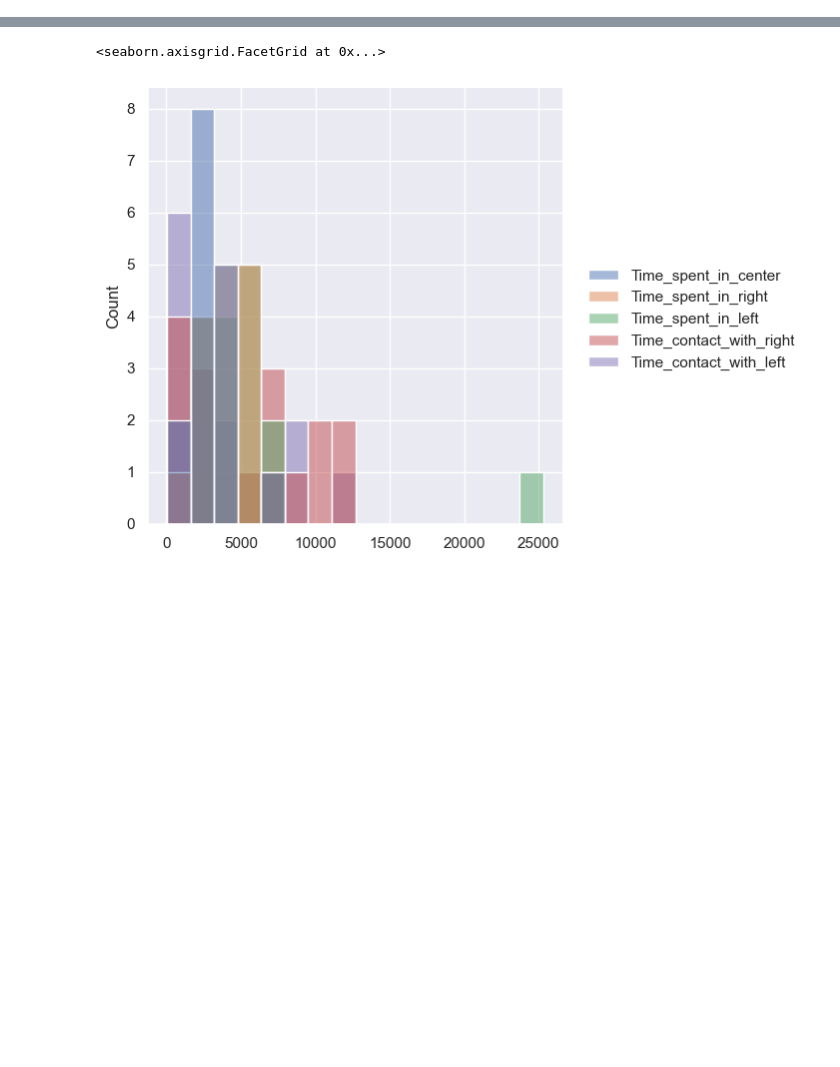
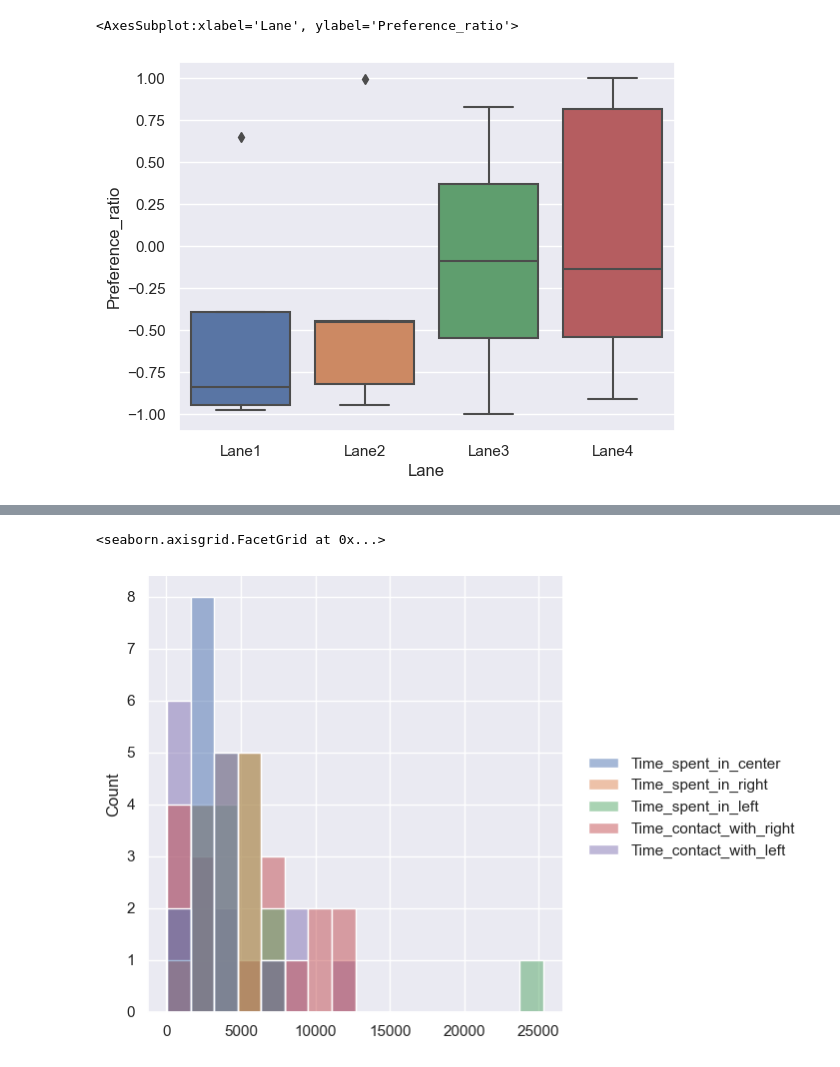
Before and after one commit to nhoglen/ppt-lanes, a Jupyter notebook: Naive Choice Data.ipynb, the cells around one changed output, grey strips where cells are left out. Drawn from its saved outputs; the diff is of its cells as text; code cells hidden in the pictures; blank space fills up the shorter version.

```diff
--- a/Naive Choice Data.ipynb
+++ b/Naive Choice Data.ipynb
@@ -259,0 +354,9 @@ sns.relplot(
+# %%
+sns.boxplot(
+    data= huddling_time_data, #kind = "line",
+    x="Lane", y="Preference_ratio", #col="time",
+    #hue="Left", #style="Left", #size="size",
+)
+# %% [output]
+<AxesSubplot:xlabel='Lane', ylabel='Preference_ratio'>
+[figure, added]
```
Also changed, not shown: parts of 19 cells of this notebook.
